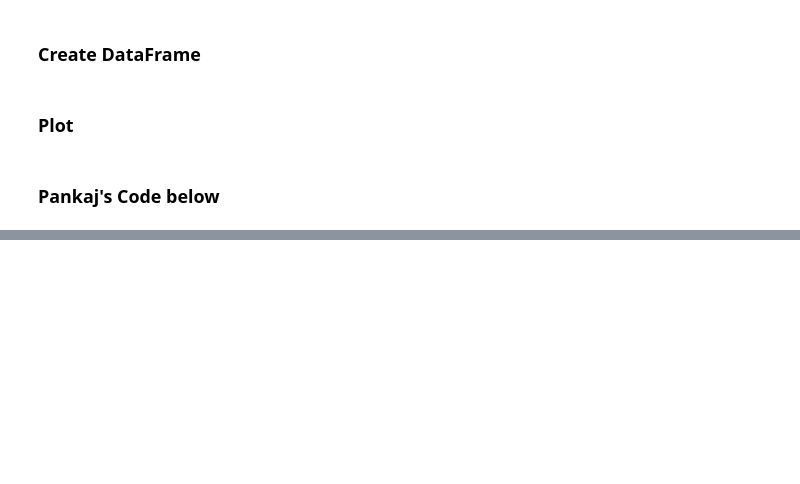
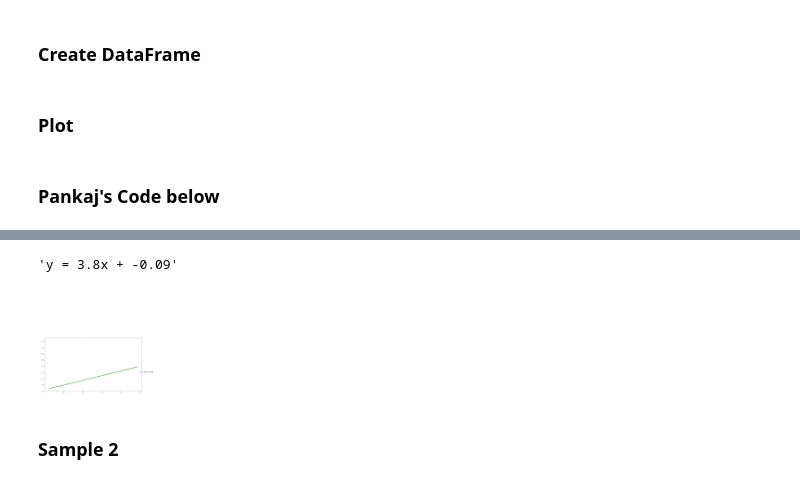
Before and after one commit to Pankaj-gh/Rice-Project-1-G11, a Jupyter notebook: main_script.ipynb, the cells around one changed output, grey strips where cells are left out. Cells and saved outputs as stored; diff of their text form; code cells hidden in the pictures; blank space fills up the shorter version.

```diff
--- a/main_script.ipynb
+++ b/main_script.ipynb
@@ -564,0 +479,25 @@ fig
+# %%
+# Create a regression line
+from scipy.stats import linregress
+(slope, intercept, rvalue, pvalue, stdprr) = linregress(mob1.astype(float),cas1.astype(float))
+regress_values = mob1 * slope + intercept
+line_eq = "y = " + str(round(slope,2)) + "x + "+ str(round(intercept,2))
+line_eq
+# %% [output]
+'y = 3.8x + -0.09'
+# %%
+#Create scatter plot
+plt.scatter(mob1, cas1, c = "white" )
+plt.rcParams.update({'figure.figsize':(16,9), 'figure.dpi':100})
+plt.plot(mob1, regress_values, "green", linewidth=3)
+plt.annotate(line_eq,(18,37), color = "blue", fontsize = 15)
+plt.annotate(line_eq,(2.0,5.0),fontsize=14,color="black")
+plt.xlabel("Change in Mobility", fontsize = 18, color = "white")
+plt.ylabel("Daily Cases", fontsize = 18, color = "white")
+plt.title('Daily COVID Cases vs. Change in Driving Mobility in Key Region - ' + C_top5[0], fontsize = 20, color = "white")
+file_path1b = os.path.join("Resources","Images","scatterplot_sample1.png")
+# plt.savefig(file_path1b)
+plt.savefig(file_path1b, transparent = True)
+plt.show()
+# %% [output]
+[figure, added]
@@ -564,0 +507,2 @@ fig
+# %% [markdown]
+### Sample 2
```
Also changed, not shown: parts of 53 cells of this notebook, 3 other files.
